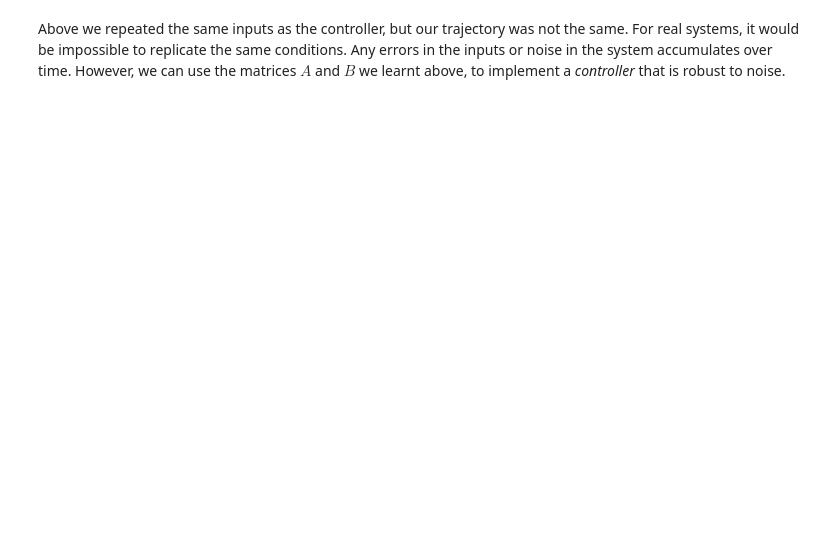
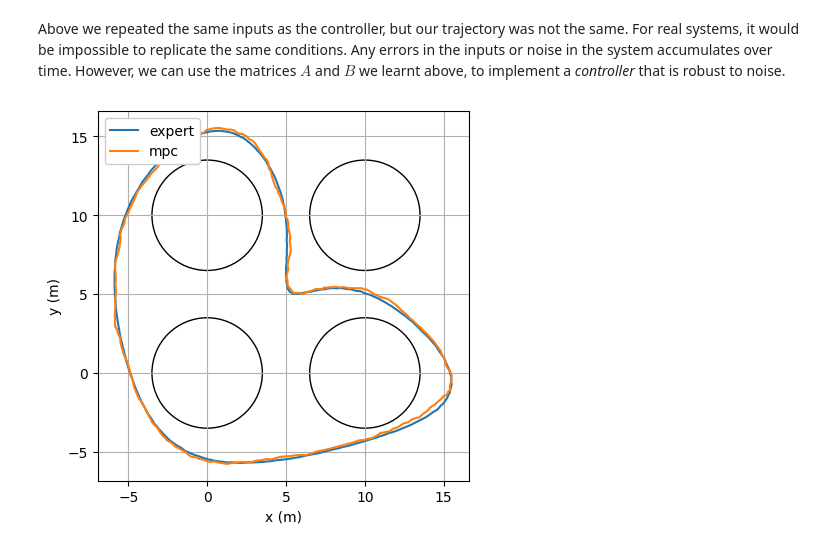
Before and after one commit to Damowerko/ese200, a Jupyter notebook: notebooks/linear_systems.ipynb, the cells around one changed output. Saved outputs shown, nothing was run; the diff lists cells and outputs as text; code cells hidden in the pictures; blank space fills up the shorter version.

```diff
--- a/notebooks/linear_systems.ipynb
+++ b/notebooks/linear_systems.ipynb
@@ -182,32 +184,32 @@ def mpc_controller(
 # %%
 from tqdm import trange
 # simulate the trajectory
 
 t = np.arange(0, config.duration, config.time_step)
-x_estimate = np.zeros((len(t), A.shape[0]))
+x_mpc = np.zeros((len(t), A.shape[0]))
 # use the starting point as the initial estimate
-x_estimate[0] = x_expert[0]
+x_mpc[0] = x_mpc[0]
 
 for i in trange(len(t) - 1):
-    u = mpc_controller(x_estimate[i], A, B, x_expert, u_expert)
-    x_estimate[i + 1] = simulator.step(x_estimate[i], u)
-
-# plot the idx-th trajectory
-trajectory_idx = 5
+    x_ref, u_ref = calculate_reference(x_estimate[i], x_expert, u_expert, horizon=8)
+    u = mpc_controller(x_estimate[i], A, B, x_ref, u_ref)
+    x_mpc[i + 1] = simulator.step(x_mpc[i], u)
 
 plt.figure()
 plot_obstacles(plt.gca())
 plt.grid(True)
 plt.xlabel("x (m)")
 plt.ylabel("y (m)")
 plt.plot(
-    x_expert[:, 0], x_expert[:, 1], "-", label="true"
+    x_expert[:, 0], x_expert[:, 1], "-", label="expert"
 )
 plt.plot(
     x_estimate[:, 0],
     x_estimate[:, 1],
     "-",
-    label="estimated",
+    label="mpc",
 )
 plt.legend(loc="upper left", framealpha=1.0)
 plt.show()
+# %% [output]
+[figure, added]
```
Also changed, not shown: parts of 6 cells of this notebook, 2 other files.
